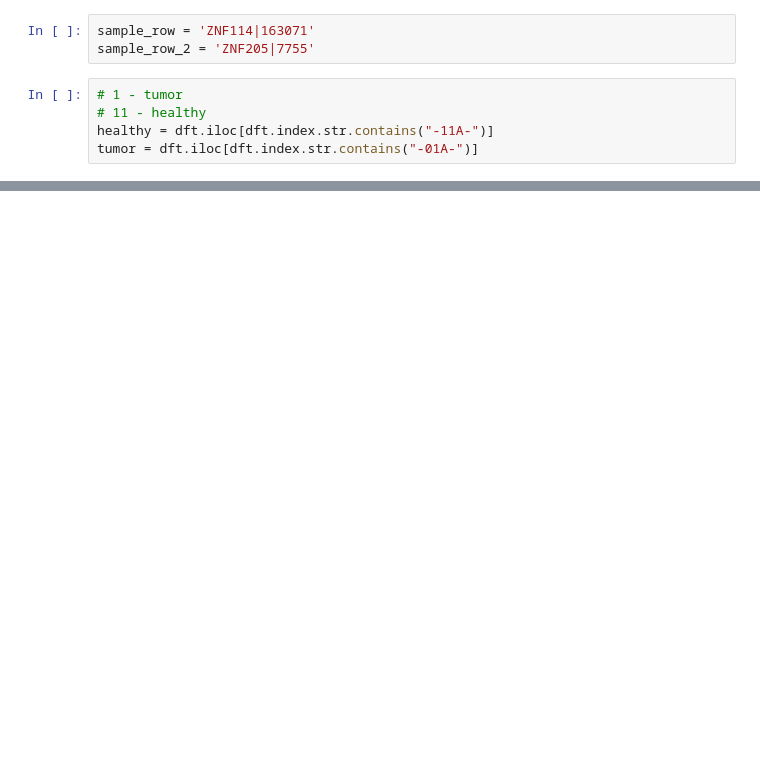
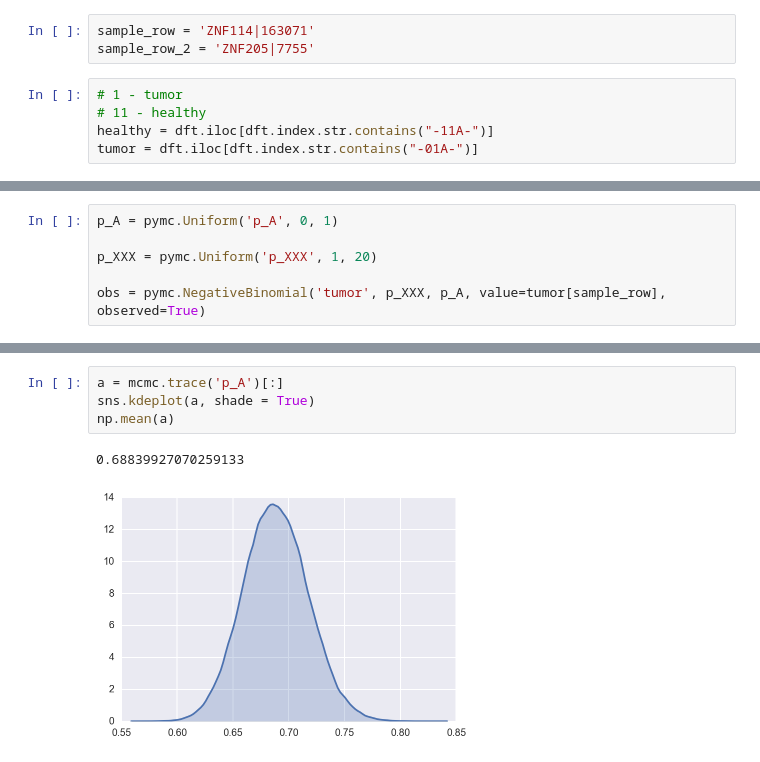
Before and after one commit to Kornel/mcmc-tcga, a Jupyter notebook: mcm-test.ipynb, the cells around one changed output, grey strips where cells are left out. Drawn from its saved outputs; the diff is of its cells as text; blank space fills up the shorter version.

Commit message:
First negative binomial estimation

```diff
--- a/mcm-test.ipynb
+++ b/mcm-test.ipynb
@@ -42,0 +45,6 @@ plt.legend()
+# %%
+p_A = pymc.Uniform('p_A', 0, 1)
+
+p_XXX = pymc.Uniform('p_XXX', 1, 20)
+
+obs = pymc.NegativeBinomial('tumor', p_XXX, p_A, value=tumor[sample_row], observed=True)
@@ -42,0 +58,7 @@ plt.legend()
+# %%
+a = mcmc.trace('p_A')[:]
+sns.kdeplot(a, shade = True)
+np.mean(a)
+# %% [output]
+0.68839927070259133
+[figure, added]
```
Also changed, not shown: parts of 6 cells of this notebook, 2 other files.
